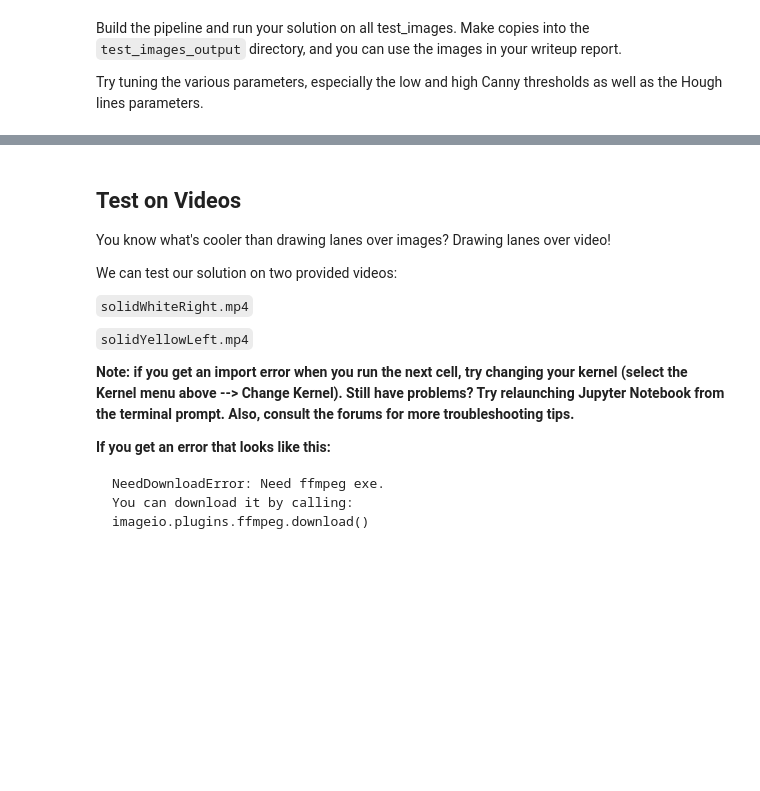
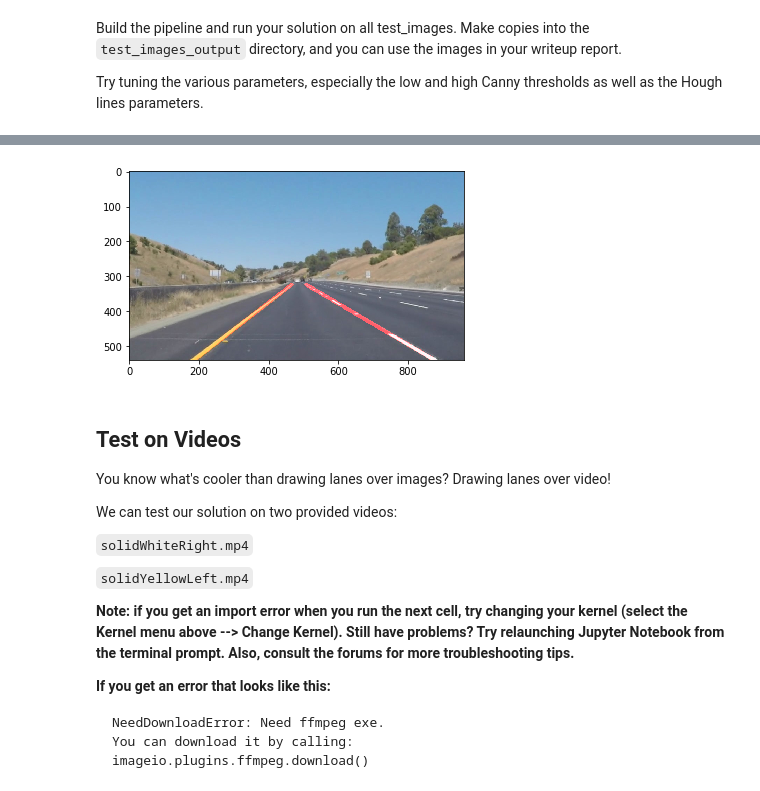
Before and after one commit to zeus2102/SDCND-finding-lane-lines, a Jupyter notebook: P1.ipynb, the cells around one changed output, grey strips where cells are left out. Cells and saved outputs as stored; diff of their text form; code cells hidden in the pictures; blank space fills up the shorter version.

Commit message:
hough image

```diff
--- a/P1.ipynb
+++ b/P1.ipynb
@@ -191,11 +191,6 @@ def draw_lines(img, lines, color=[255, 0, 0], thickness=6):
             cv2.line(img, (x1, y1), (x2, y2), color, thickness)
 
 def new_hough_lines(image):
-    """
-    `image` should be the output of a Canny transform.
-
-    Returns hough lines (not the image with lines)
-    """
     return cv2.HoughLinesP(image, rho=1, theta=np.pi/180, threshold=20, minLineLength=20, maxLineGap=300)
 
 def hough_lines(img, rho, theta, threshold, min_line_len, max_line_gap):
@@ -251,25 +246,27 @@ Try tuning the various parameters, especially the low and high Canny thresholds
 
 image = mpimg.imread('test_images/whiteCarLaneSwitch.jpg')
 grayImage = grayscale(image)
-mpimg.imsave('test_images_output/myWhiteCarLaneSwitchgrayImageOutput.jpg', grayImage , cmap='gray')
+mpimg.imsave('test_images_output/myWhiteCarLaneSwitchgrayImageOutput.jpg', grayImage, cmap='gray')
 
 kernel_size = 5
 blur_gray = gaussian_blur(grayImage, kernel_size)
-mpimg.imsave('test_images_output/myWhiteCarLaneSwitchBlurGrayOutput.jpg', blur_gray)
+mpimg.imsave('test_images_output/myWhiteCarLaneSwitchBlurGrayOutput.jpg', blur_gray, cmap='gray')
 
 # Define parameters for Canny and run it
 # NOTE: if you try running this code you might want to change these!
 
 cImage = canny(blur_gray, 50, 150)
-mpimg.imsave('test_images_output/myWhiteCarLaneSwitchCannyImageOutput.jpg', cImage)
+mpimg.imsave('test_images_output/myWhiteCarLaneSwitchCannyImageOutput.jpg', cImage, cmap='gray')
 
 imshape = cImage.shape
 vertices = np.array([[(0,imshape[0]),(460, 330), (500, 320), (imshape[1],imshape[0])]], dtype=np.int32)
 maskedImage = region_of_interest(cImage, vertices)
-mpimg.imsave('test_images_output/myWhiteCarLaneSwitchmaskedImageOutput.jpg', maskedImage)
+mpimg.imsave('test_images_output/myWhiteCarLaneSwitchmaskedImageOutput.jpg', maskedImage, cmap='gray')
+
+lines = hough_lines(maskedImage, 1, np.pi/180, 20, 20, 200)
+mpimg.imsave('test_images_output/myWhiteCarLaneSwitchHoughLinesImageOutput.jpg', lines)
 
 list_of_lines = new_hough_lines(maskedImage)
-lines = hough_lines(maskedImage, 2, np.pi/180, 20, 30, 20)
 lane_images = draw_lane_lines(image, lane_lines(image, list_of_lines))
 mpimg.imsave('test_images_output/myWhiteCarLaneSwitchOutput.jpg', lane_images)
 plt.imshow(lane_images)
@@ -278,3 +275,4 @@ SyntaxError: invalid syntax (<ipython-input-84-4deb8195cc67>, line 6)
+[figure, added]
 # %% [markdown]
 ## Test on Videos
 
```
Also changed, not shown: parts of 1 cell of this notebook, 1 other file.
